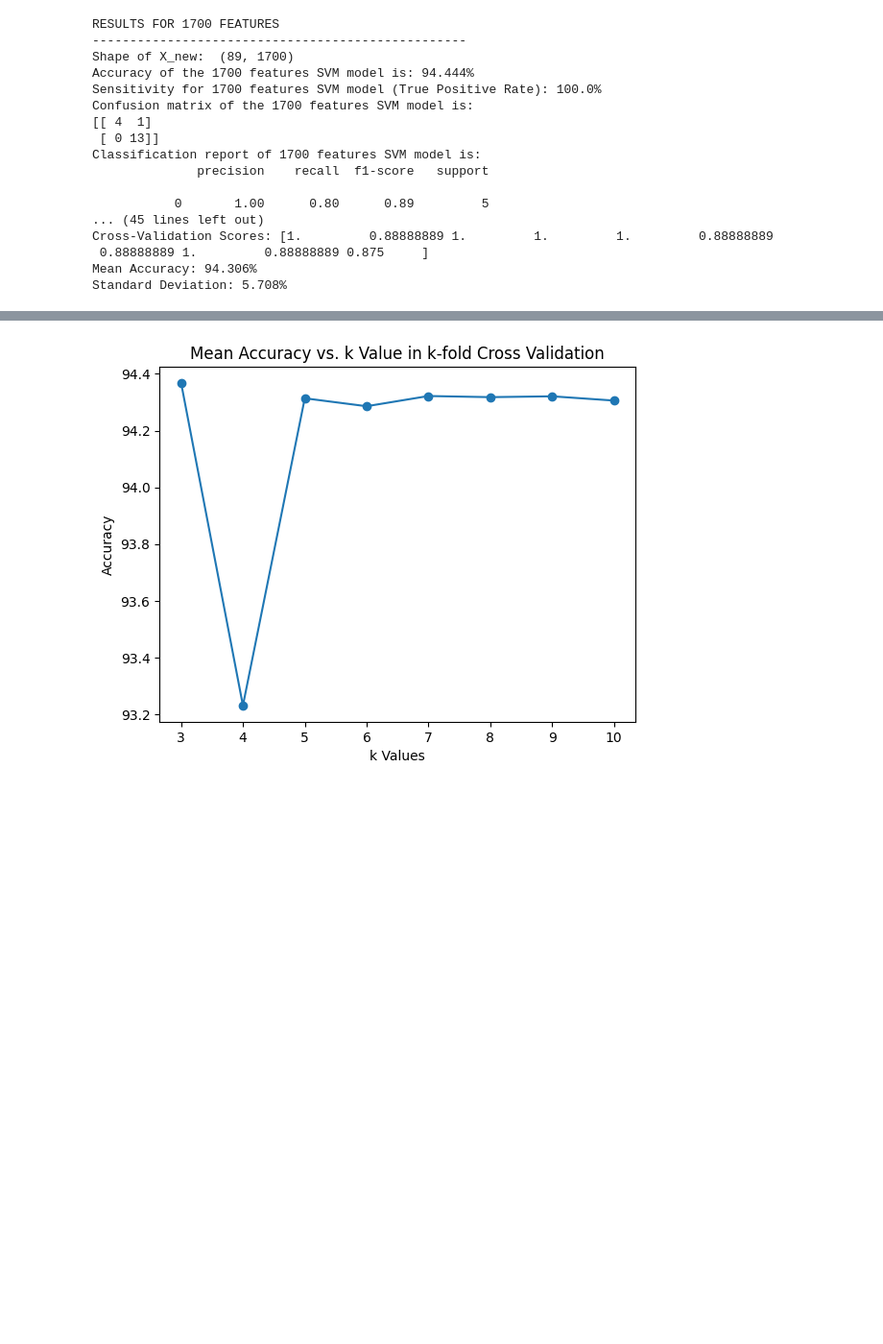
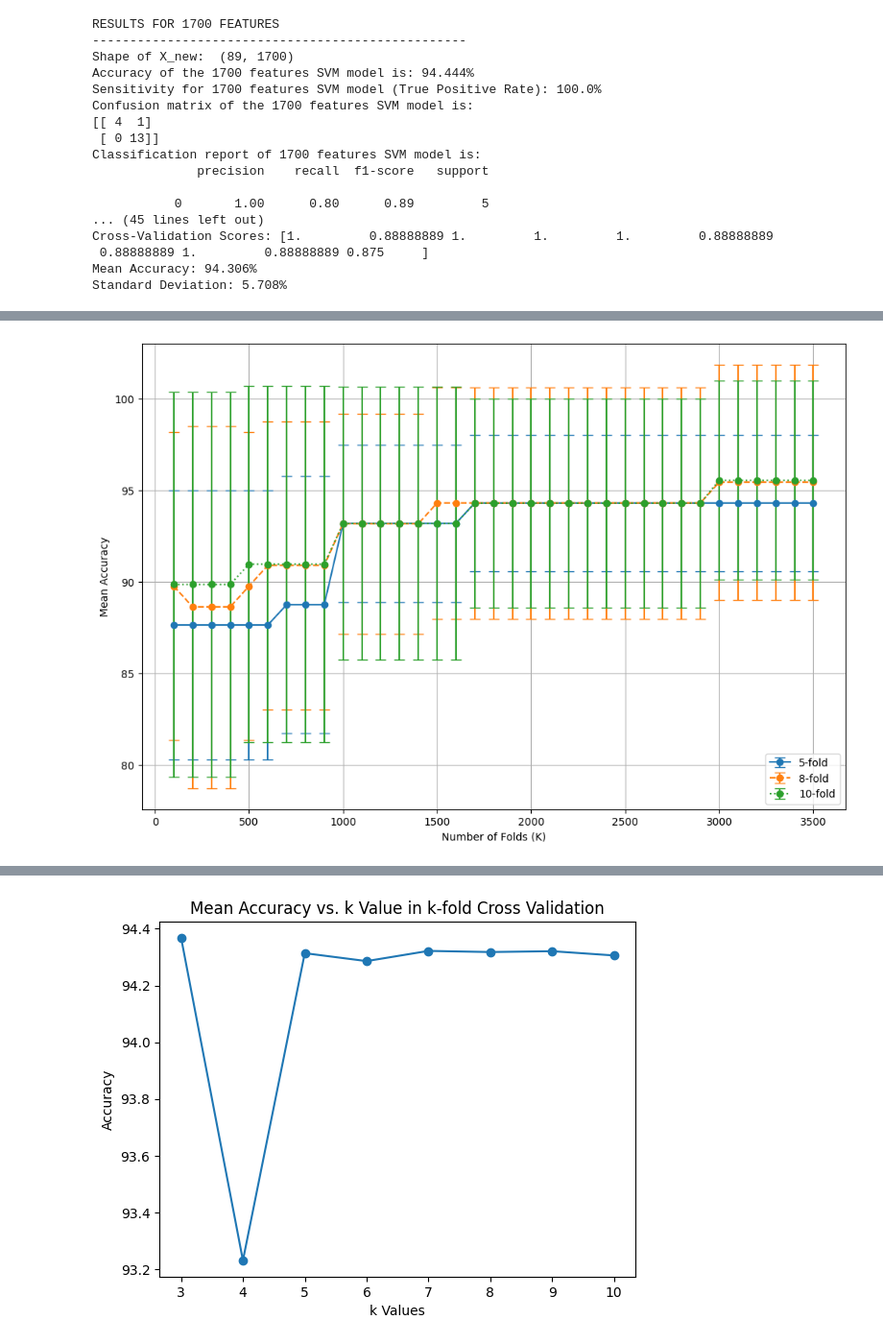
Before and after one commit to Sachira-Heshan/omic-data-and-machine-learning-in-the-identification-of-coronary-artery-disease, a Jupyter notebook: rna_data/building_models_using_rna_data.ipynb, the cells around one changed output, grey strips where cells are left out. Shown at 96% size. Saved outputs shown, nothing was run; the diff lists cells and outputs as text; code cells hidden in the pictures; blank space fills up the shorter version.

Commit message:
Built different models for different number of features and different algorithms

```diff
--- a/rna_data/building_models_using_rna_data.ipynb
+++ b/rna_data/building_models_using_rna_data.ipynb
@@ -991,0 +1106,25 @@ Standard Deviation: 5.708%
+# %%
+# Extract the data for plotting
+x_values = results.keys()
+mean_5_fold = [item['5-fold-CV']['mean-accuracy'] for item in results.values()]
+std_5_fold = [item['5-fold-CV']['standard-deviation'] for item in results.values()]
+mean_8_fold = [item['8-fold-CV']['mean-accuracy'] for item in results.values()]
+std_8_fold = [item['8-fold-CV']['standard-deviation'] for item in results.values()]
+mean_10_fold = [item['10-fold-CV']['mean-accuracy'] for item in results.values()]
+std_10_fold = [item['10-fold-CV']['standard-deviation'] for item in results.values()]
+
+# Create a single plot for mean accuracy and standard deviation
+plt.figure(figsize=(12, 8))
+
+plt.errorbar(x_values, mean_5_fold, yerr=std_5_fold, marker='o', label='5-fold', linestyle='-', capsize=5)
+plt.errorbar(x_values, mean_8_fold, yerr=std_8_fold, marker='o', label='8-fold', linestyle='--', capsize=5)
+plt.errorbar(x_values, mean_10_fold, yerr=std_10_fold, marker='o', label='10-fold', linestyle=':', capsize=5)
+
+plt.xlabel('Number of Folds (K)')
+plt.ylabel('Mean Accuracy')
+plt.legend()
+plt.grid(True)
+
+plt.show()
+# %% [output]
+[figure, added]
```
Also changed, not shown: parts of 41 cells of this notebook.
